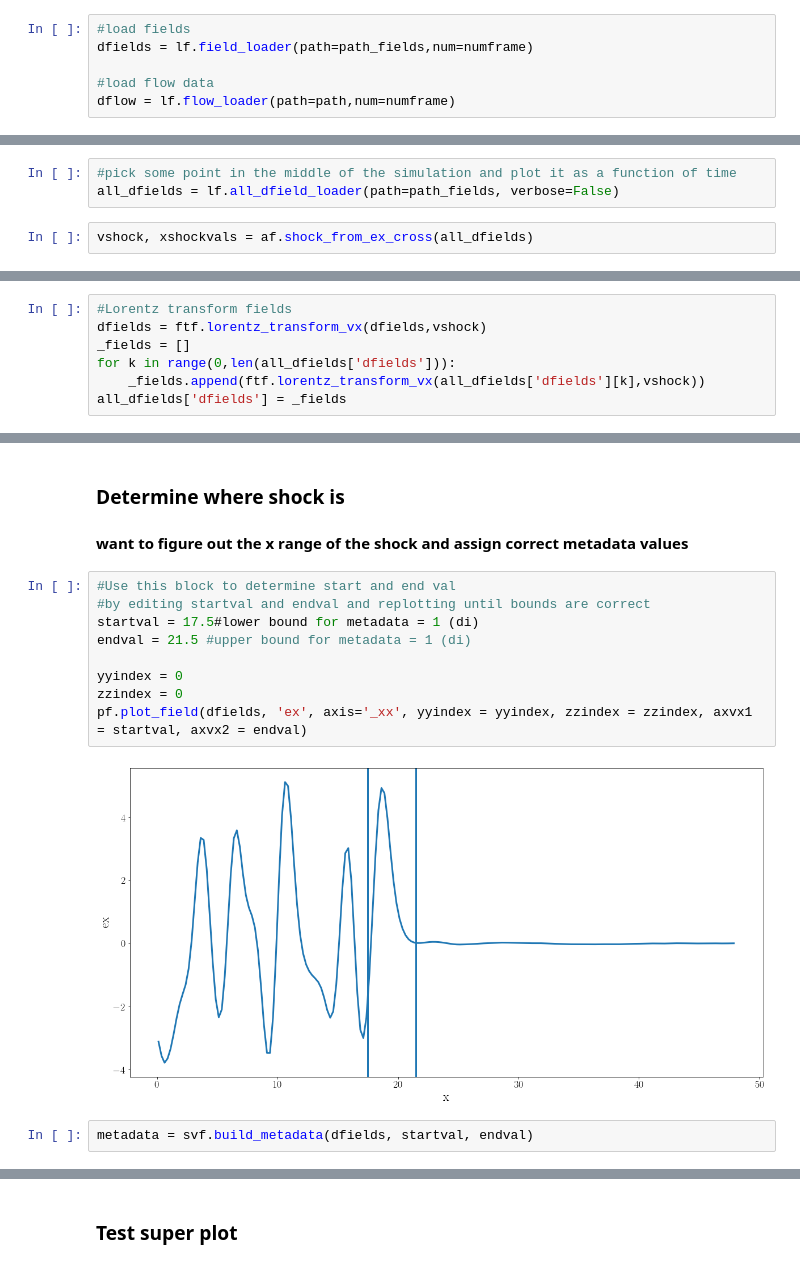
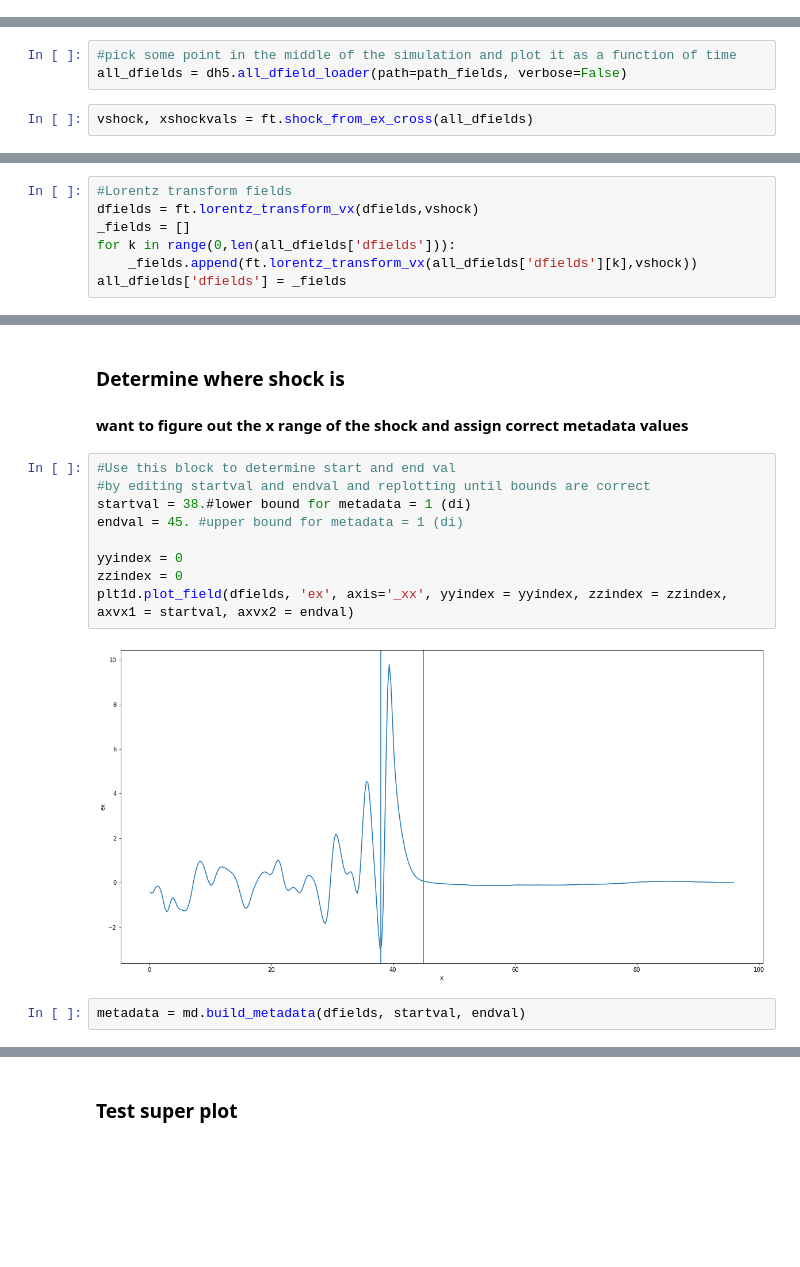
Before and after one commit to collinrbr/FPCAnalysis, a Jupyter notebook: dHybridR.ipynb, the cells around one changed output, grey strips where cells are left out. Drawn from its saved outputs; the diff is of its cells as text; blank space fills up the shorter version.

```diff
--- a/dHybridR.ipynb
+++ b/dHybridR.ipynb
@@ -91,7 +98 @@ pf.plot_all_flow(dflow, axis='_xx', xxindex = 0, yyindex = 0, zzindex = 0)
-# %%
-#load fields
-dfields = lf.field_loader(path=path_fields,num=numframe)
-
-#load flow data
-dflow = lf.flow_loader(path=path,num=numframe)
 # %%
@@ -103,6 +104,6 @@ pf.plot_1d_dist(dparticles3veltest, 'p1', 10., dfields['ex_xx'][0], dfields['ex_
 ### Compute Shock Vel and Lorentz transform fields
 # %%
 #pick some point in the middle of the simulation and plot it as a function of time
-all_dfields = lf.all_dfield_loader(path=path_fields, verbose=False)
+all_dfields = dh5.all_dfield_loader(path=path_fields, verbose=False)
 # %%
-vshock, xshockvals = af.shock_from_ex_cross(all_dfields)
+vshock, xshockvals = ft.shock_from_ex_cross(all_dfields)
@@ -113,8 +116,8 @@ pf.stack_line_plot(all_dfields,'ex',xshockvals = xshockvals)
 # %%
 #Lorentz transform fields
-dfields = ftf.lorentz_transform_vx(dfields,vshock)
+dfields = ft.lorentz_transform_vx(dfields,vshock)
 _fields = []
 for k in range(0,len(all_dfields['dfields'])):
-    _fields.append(ftf.lorentz_transform_vx(all_dfields['dfields'][k],vshock))
+    _fields.append(ft.lorentz_transform_vx(all_dfields['dfields'][k],vshock))
 all_dfields['dfields'] = _fields
 # %%
@@ -127,16 +130,16 @@ pf.plot_all_fields(dfields, axis='_xx', xxindex = 0, yyindex = 0, zzindex = 0)
 # %%
 #Use this block to determine start and end val
 #by editing startval and endval and replotting until bounds are correct
-startval = 17.5#lower bound for metadata = 1 (di)
-endval = 21.5 #upper bound for metadata = 1 (di)
+startval = 38.#lower bound for metadata = 1 (di)
+endval = 45. #upper bound for metadata = 1 (di)
 
 yyindex = 0
 zzindex = 0
-pf.plot_field(dfields, 'ex', axis='_xx', yyindex = yyindex, zzindex = zzindex, axvx1 = startval, axvx2 = endval)
+plt1d.plot_field(dfields, 'ex', axis='_xx', yyindex = yyindex, zzindex = zzindex, axvx1 = startval, axvx2 = endval)
 # %% [output]
-[figure, old version]
+[figure, new version]
 # %%
-metadata = svf.build_metadata(dfields, startval, endval)
+metadata = md.build_metadata(dfields, startval, endval)
 # %%
 metadata
 # %% [output]
```
Also changed, not shown: parts of 52 cells of this notebook, 12 other files.
